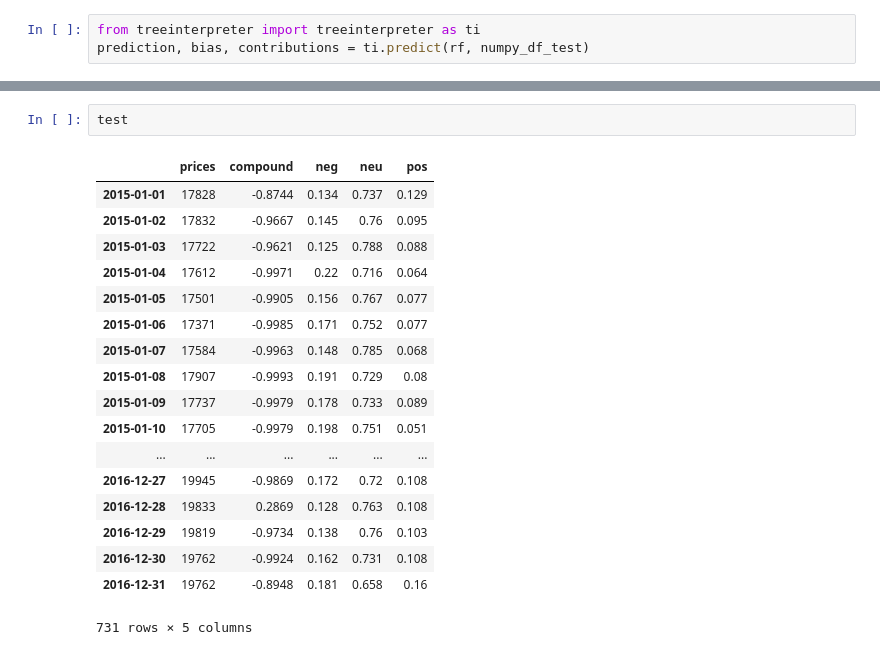
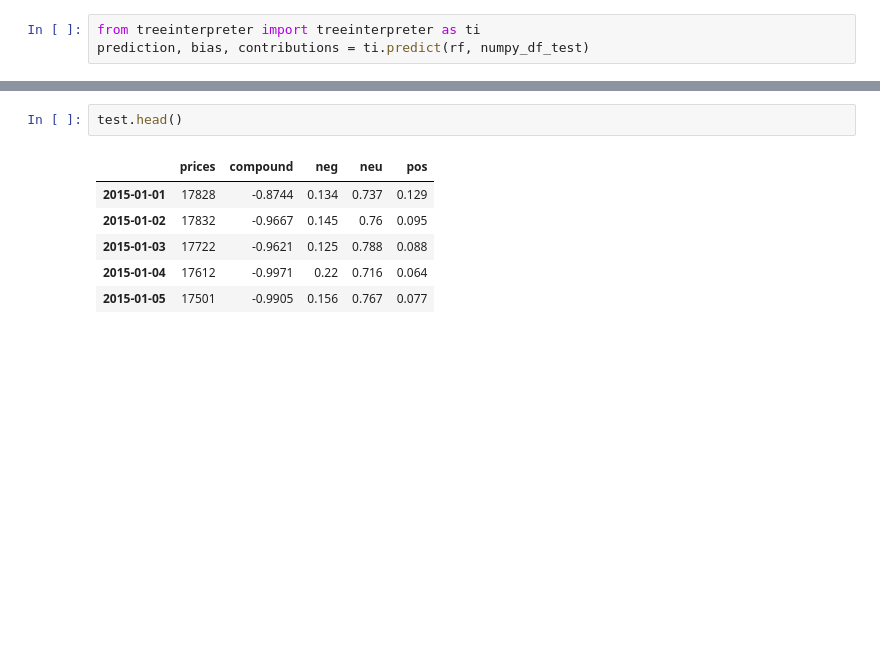
Before and after one commit to shanwaz1993/Stock_market_pre, a Jupyter notebook: Stock_market_prediction.ipynb, the cells around one changed output, grey strips where cells are left out. Saved outputs shown, nothing was run; the diff lists cells and outputs as text; blank space fills up the shorter version.

```diff
--- a/Stock_market_prediction.ipynb
+++ b/Stock_market_prediction.ipynb
@@ -290,21 +278,9 @@ fig.savefig("/home/shan/Project_Mtech/stock_market_pre/Data/random_forest_withou
 # %%
-test
+test.head()
 # %% [output]
 |  | prices | compound | neg | neu | pos |
 | 2015-01-01 | 17828 | -0.8744 | 0.134 | 0.737 | 0.129 |
 | 2015-01-02 | 17832 | -0.9667 | 0.145 | 0.76 | 0.095 |
 | 2015-01-03 | 17722 | -0.9621 | 0.125 | 0.788 | 0.088 |
 | 2015-01-04 | 17612 | -0.9971 | 0.22 | 0.716 | 0.064 |
 | 2015-01-05 | 17501 | -0.9905 | 0.156 | 0.767 | 0.077 |
-| 2015-01-06 | 17371 | -0.9985 | 0.171 | 0.752 | 0.077 |
-| 2015-01-07 | 17584 | -0.9963 | 0.148 | 0.785 | 0.068 |
-| 2015-01-08 | 17907 | -0.9993 | 0.191 | 0.729 | 0.08 |
-| 2015-01-09 | 17737 | -0.9979 | 0.178 | 0.733 | 0.089 |
-| 2015-01-10 | 17705 | -0.9979 | 0.198 | 0.751 | 0.051 |
-| ... | ... | ... | ... | ... | ... |
-| 2016-12-27 | 19945 | -0.9869 | 0.172 | 0.72 | 0.108 |
-| 2016-12-28 | 19833 | 0.2869 | 0.128 | 0.763 | 0.108 |
-| 2016-12-29 | 19819 | -0.9734 | 0.138 | 0.76 | 0.103 |
-| 2016-12-30 | 19762 | -0.9924 | 0.162 | 0.731 | 0.108 |
-| 2016-12-31 | 19762 | -0.8948 | 0.181 | 0.658 | 0.16 |
-731 rows × 5 columns
```
Also changed, not shown: parts of 11 cells of this notebook.
